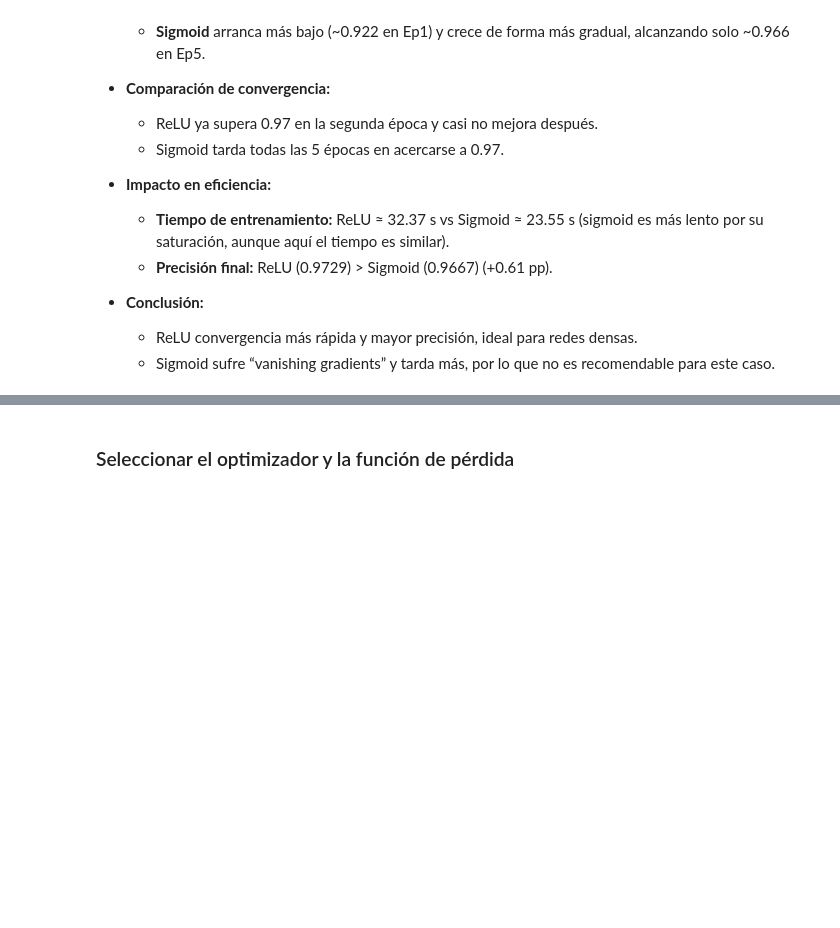
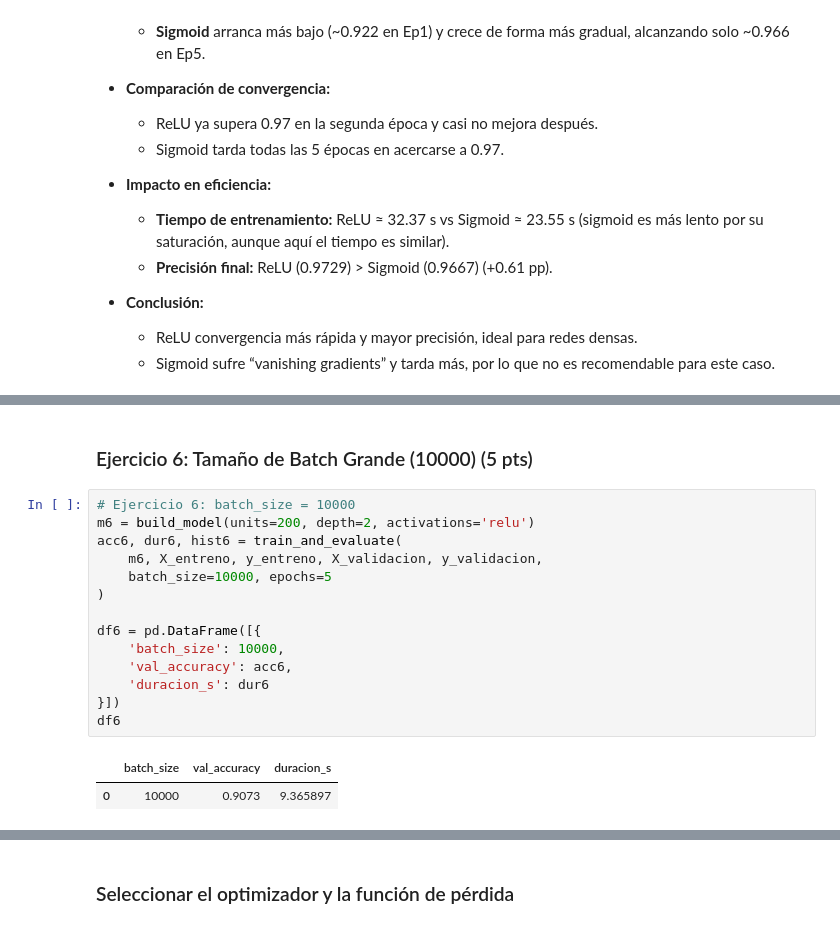
Before and after one commit to Andyfer004/Lab2-DS, a Jupyter notebook: TensorFlow_MNIST_TF2_12+.ipynb, the cells around one changed output, grey strips where cells are left out. Drawn from its saved outputs; the diff is of its cells as text; blank space fills up the shorter version.

```diff
--- a/TensorFlow_MNIST_TF2_12+.ipynb
+++ b/TensorFlow_MNIST_TF2_12+.ipynb
@@ -425,0 +472,19 @@ plt.show()
+# %% [markdown]
+### Ejercicio 6: Tamaño de Batch Grande (10000) (5 pts)
+# %%
+# Ejercicio 6: batch_size = 10000
+m6 = build_model(units=200, depth=2, activations='relu')
+acc6, dur6, hist6 = train_and_evaluate(
+    m6, X_entreno, y_entreno, X_validacion, y_validacion,
+    batch_size=10000, epochs=5
+)
+
+df6 = pd.DataFrame([{
+    'batch_size': 10000,
+    'val_accuracy': acc6,
+    'duracion_s': dur6
+}])
+df6
+# %% [output]
+|  | batch_size | val_accuracy | duracion_s |
+| 0 | 10000 | 0.9073 | 9.365897 |
```
Also changed, not shown: parts of 10 cells of this notebook.
